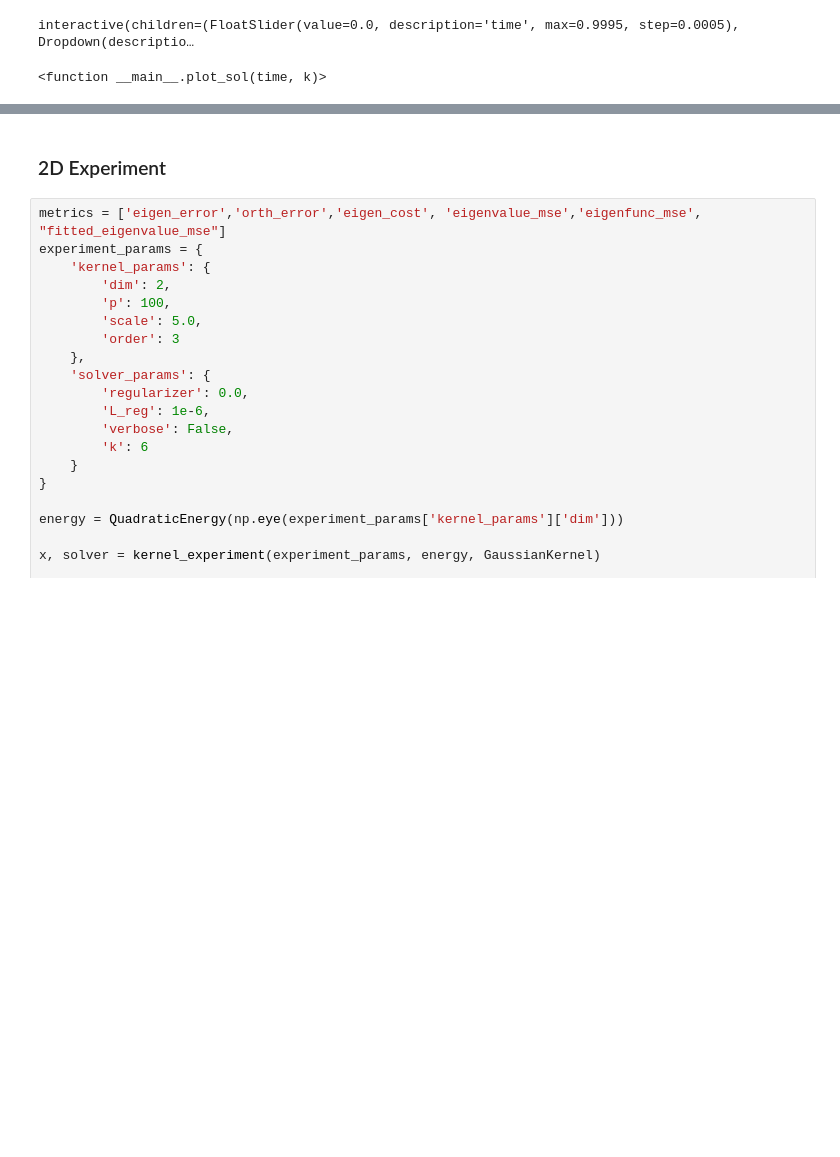
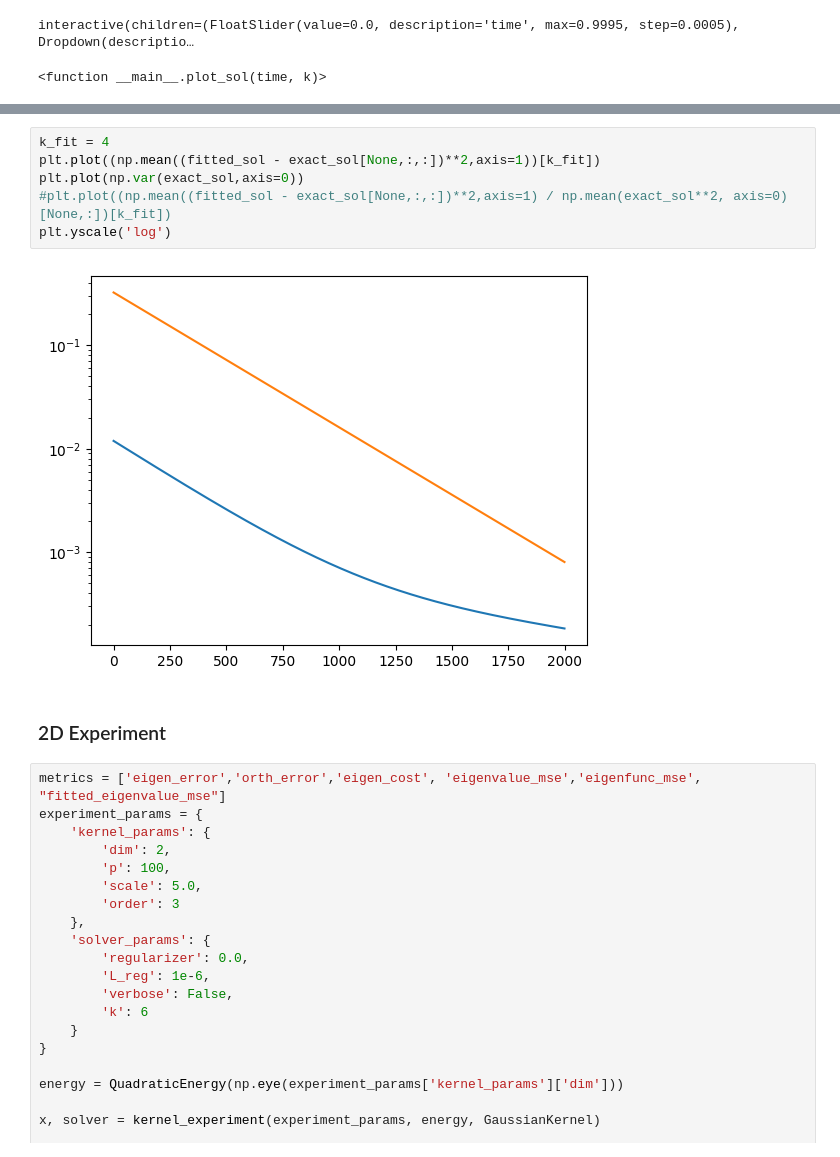
Before and after one commit to lclaeys/eigenfunction-solver, a Jupyter notebook: notebooks/kernel_galerkin.ipynb, the cells around one changed output, grey strips where cells are left out. Cells and saved outputs as stored; diff of their text form; blank space fills up the shorter version.

```diff
--- a/notebooks/kernel_galerkin.ipynb
+++ b/notebooks/kernel_galerkin.ipynb
@@ -183,3 +193,11 @@ plt.yscale('log')
+# %%
+k_fit = 4
+plt.plot((np.mean((fitted_sol - exact_sol[None,:,:])**2,axis=1))[k_fit])
+plt.plot(np.var(exact_sol,axis=0))
+#plt.plot((np.mean((fitted_sol - exact_sol[None,:,:])**2,axis=1) / np.mean(exact_sol**2, axis=0)[None,:])[k_fit])
+plt.yscale('log')
+# %% [output]
+[figure, added]
 # %% [markdown]
 ### 2D Experiment
 # %%
```
Also changed, not shown: parts of 6 cells of this notebook, 4 other files.
